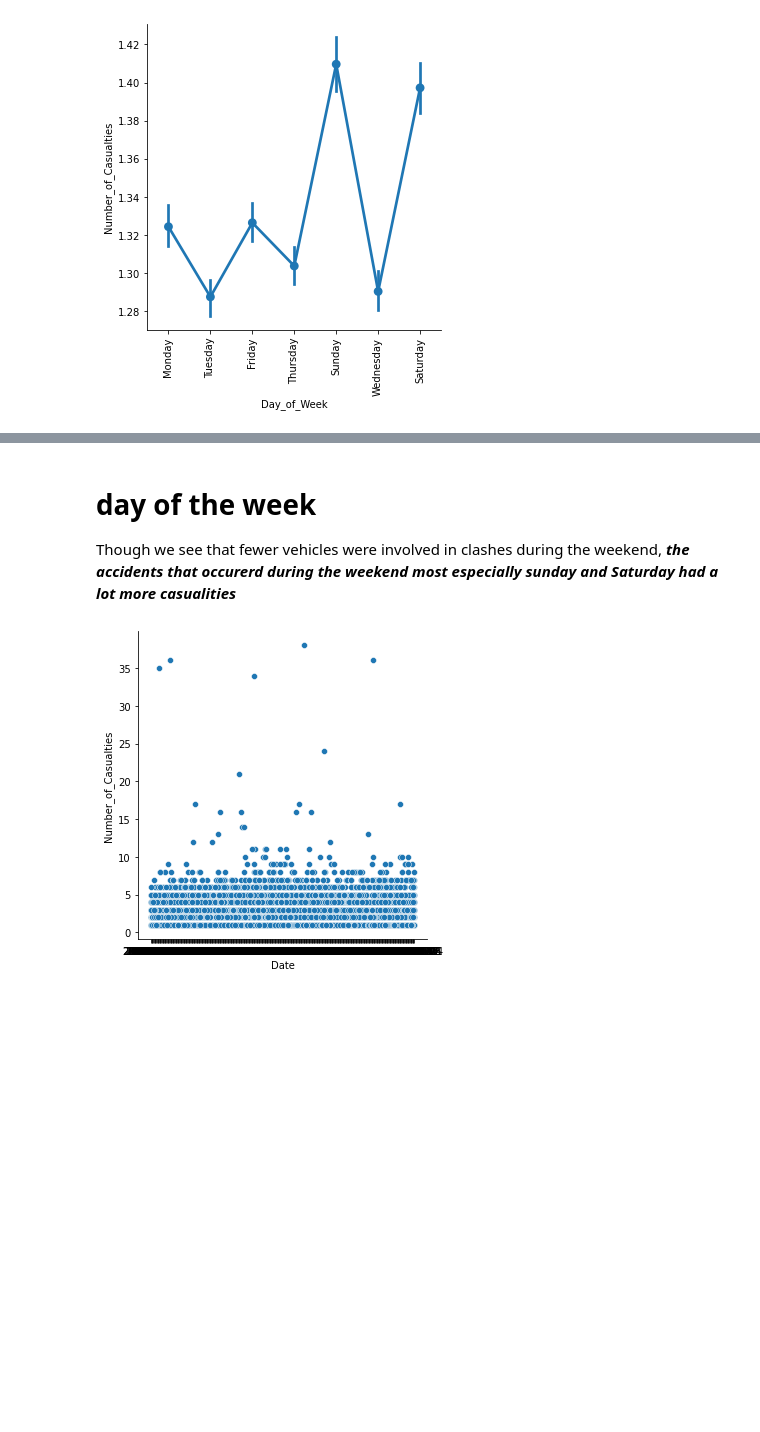
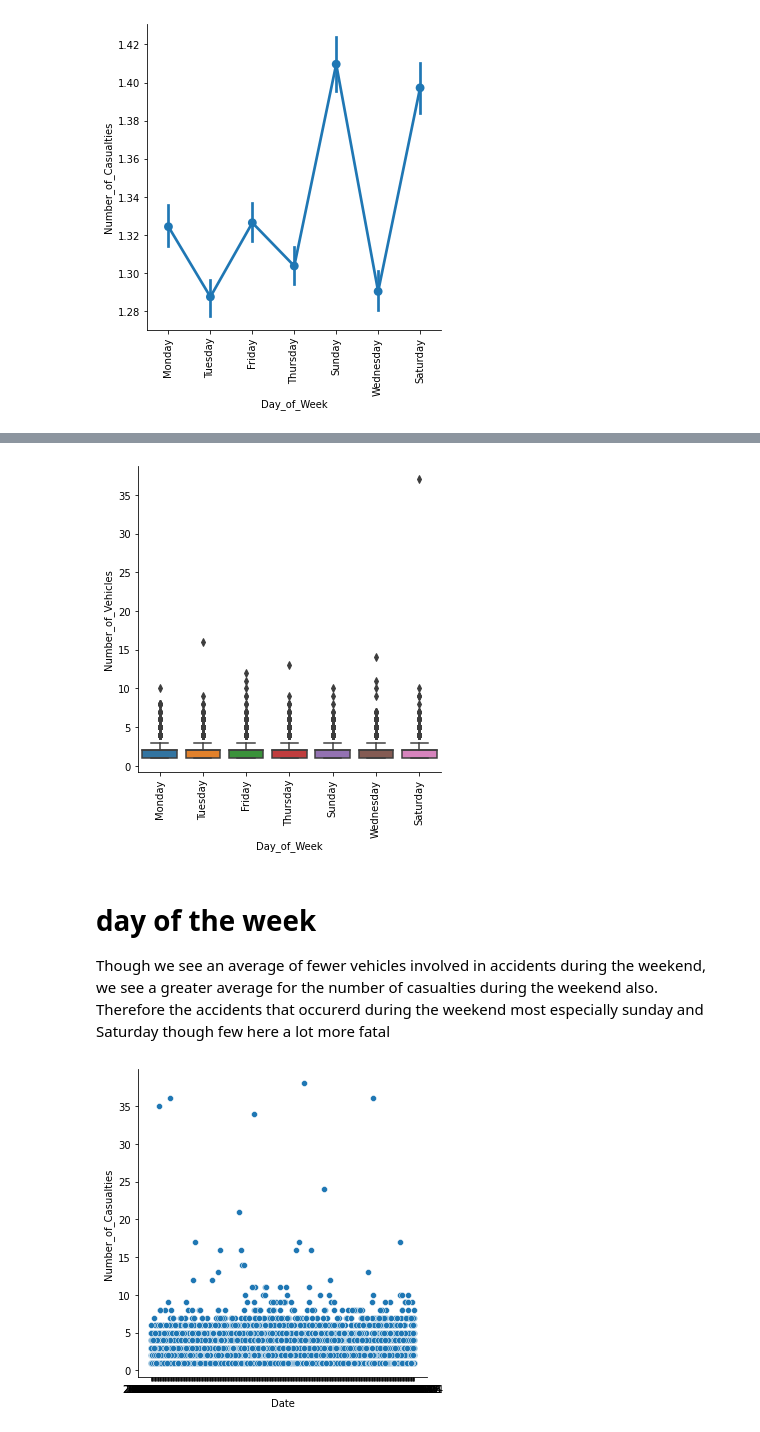
Before and after one commit to obimbasmart/CatBoost-Road-Accident-2015, a Jupyter notebook: Exploratory_data_analysis.ipynb, the cells around one changed output, grey strips where cells are left out. Saved outputs shown, nothing was run; the diff lists cells and outputs as text; code cells hidden in the pictures; blank space fills up the shorter version.

```diff
--- a/Exploratory_data_analysis.ipynb
+++ b/Exploratory_data_analysis.ipynb
@@ -98,6 +104,12 @@ plt.show()
+# %%
+sns.catplot(x='Day_of_Week',y='Number_of_Vehicles', data=Accident, kind='box')
+plt.xticks(rotation=90)
+plt.show()
+# %% [output]
+[figure, added]
 # %% [markdown]
 # day of the week
-Though we see that fewer vehicles were involved in clashes during the weekend, ***the accidents that occurerd during the weekend most especially sunday and Saturday had a lot more casualities***
+Though we see an average of fewer vehicles involved in accidents during the weekend, we see a greater average for the number of casualties during the weekend also. Therefore the accidents that occurerd during the weekend most especially sunday and Saturday though few here a lot more fatal
 # %%
 sns.relplot(x='Date',y='Number_of_Casualties', data=Accident, kind='scatter')
 plt.show()
```
Also changed, not shown: parts of 4 cells of this notebook.
